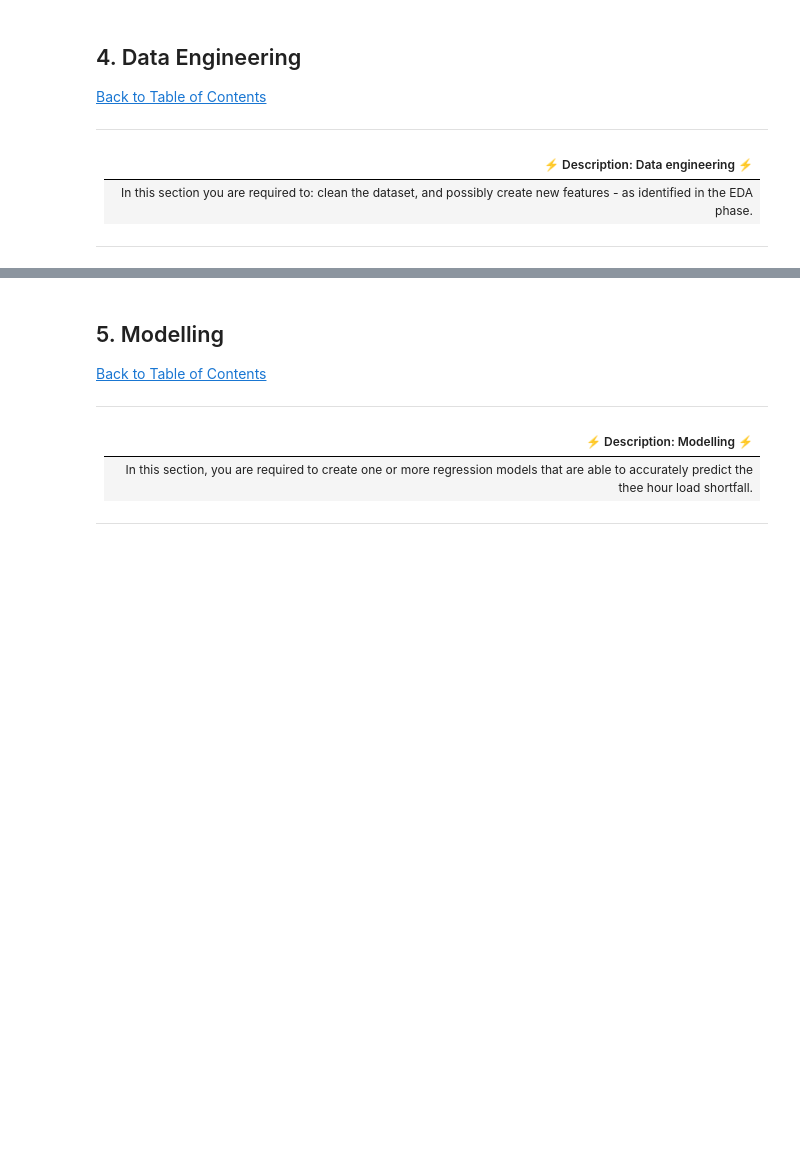
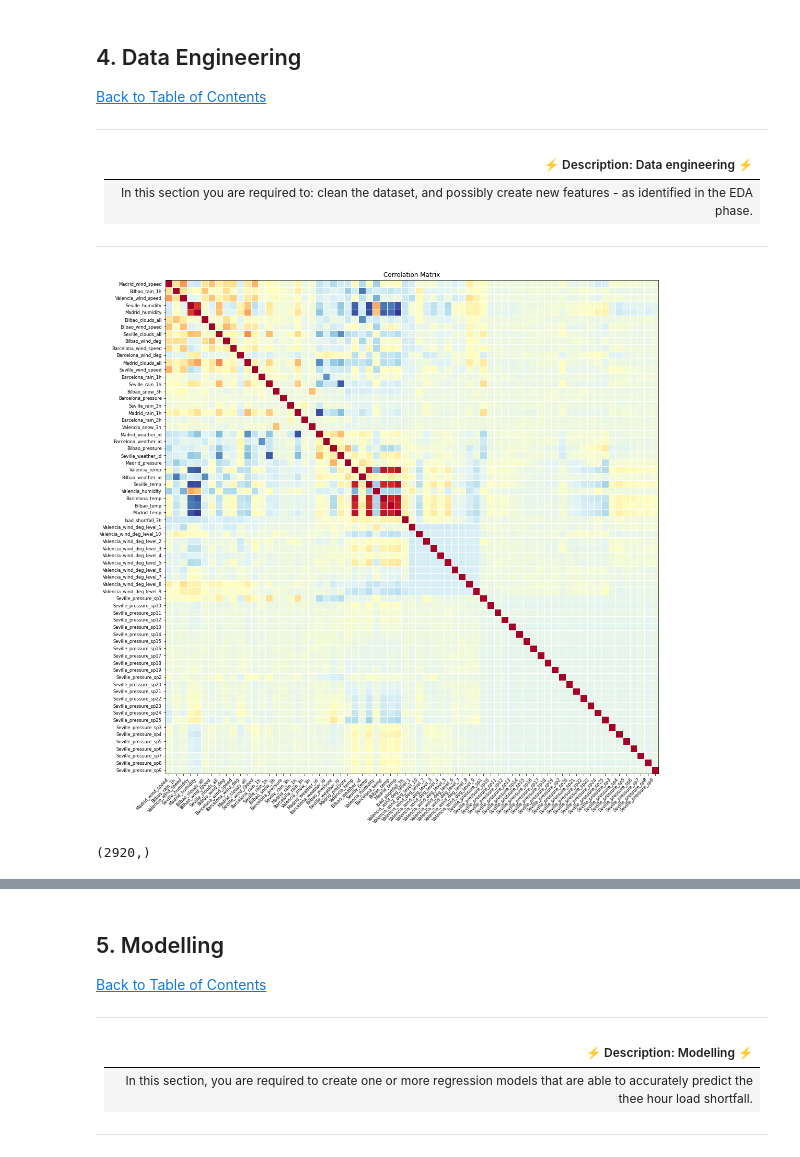
Before and after one commit to endiesworld/EDSA_OCT21_TEAM1_Predict, a Jupyter notebook: starter-notebook.ipynb, the cells around one changed output, grey strips where cells are left out. Cells and saved outputs as stored; diff of their text form; code cells hidden in the pictures; blank space fills up the shorter version.

```diff
--- a/starter-notebook.ipynb
+++ b/starter-notebook.ipynb
@@ -144,3 +292,13 @@ memory usage: 3.3+ MB
 ---
 # %%
 # remove missing values/ features
+df_train_dummies = df_train_dummies.drop(['Valencia_pressure','Madrid_temp_min','Seville_temp_min','Bilbao_temp_max','Barcelona_temp_min','Bilbao_temp_min','Madrid_temp_max','Barcelona_temp_max','Valencia_temp_min','Valencia_temp_max','Seville_temp_max'], axis = 1)
+# %%
+# have a look at feature distributions
+from statsmodels.graphics.correlation import plot_corr
+
+fig = plt.figure(figsize=(15,15));
+ax = fig.add_subplot(111);
+plot_corr(df_train_dummies.corr(), xnames = df_train_dummies.corr().columns, ax = ax);
+# %% [output]
+[figure, added]
@@ -146,0 +310,4 @@ memory usage: 3.3+ MB
+# %%
+df_test_dummies_time.shape
+# %% [output]
+(2920,)
```
Also changed, not shown: parts of 34 cells of this notebook.
